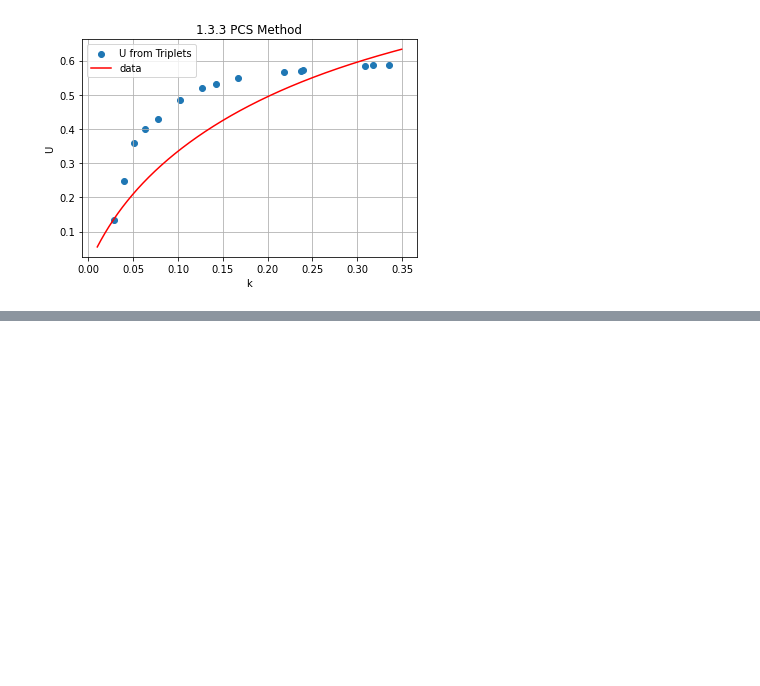
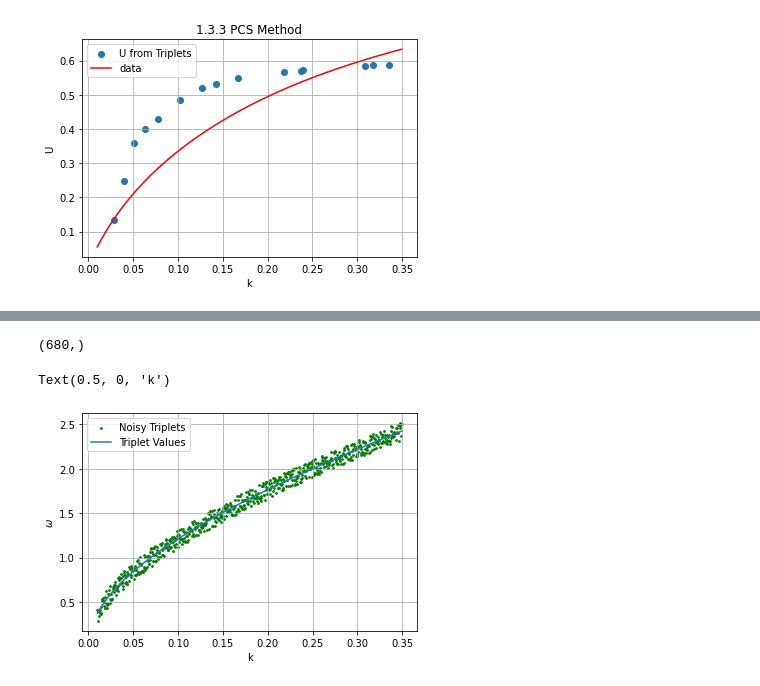
Before and after one commit to joeyanderson1/4th-Year-Thesis, a Jupyter notebook: Normalized Scalar Product Method.ipynb, the cells around one changed output, grey strips where cells are left out. Saved outputs shown, nothing was run; the diff lists cells and outputs as text; code cells hidden in the pictures; blank space fills up the shorter version.

```diff
--- a/Normalized Scalar Product Method.ipynb
+++ b/Normalized Scalar Product Method.ipynb
@@ -537,0 +705,4 @@ plt.plot()
+# %%
+# add noise
+noise_level = 0.1
+noisy_w = correct_w_trips + np.random.uniform(-noise_level, noise_level, len(correct_w_trips))
@@ -537,0 +729,16 @@ plt.plot()
+# %%
+kx_0.shape
+# %% [output]
+(680,)
+# %%
+plt.scatter(k, noisy_w , color = 'green', label = 'Noisy Triplets', s = 3)
+
+plt.plot(k, correct_w_trips, label = 'Triplet Values')
+
+plt.grid(True)
+plt.legend()
+plt.ylabel("$\omega$")
+plt.xlabel("k")
+# %% [output]
+Text(0.5, 0, 'k')
+[figure, added]
```
Also changed, not shown: parts of 41 cells of this notebook.
